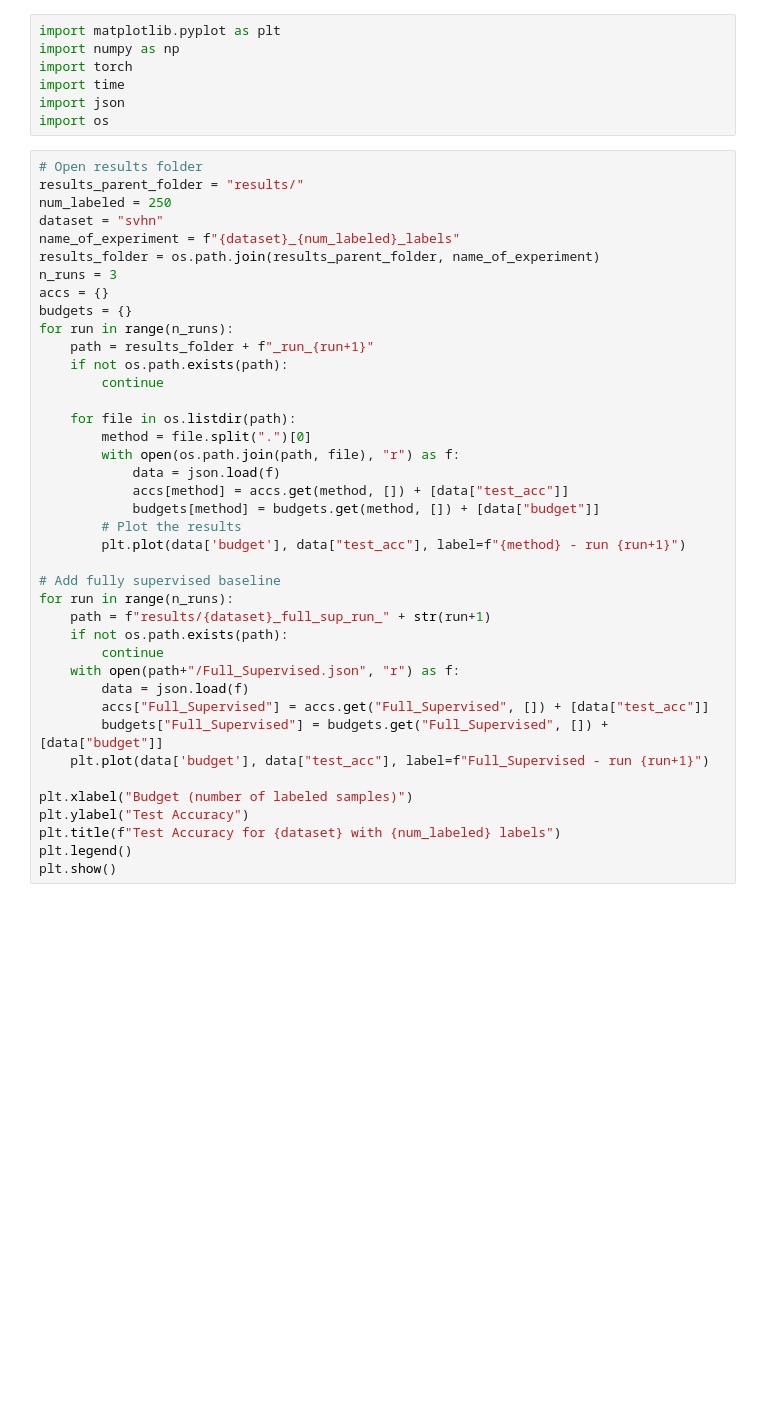
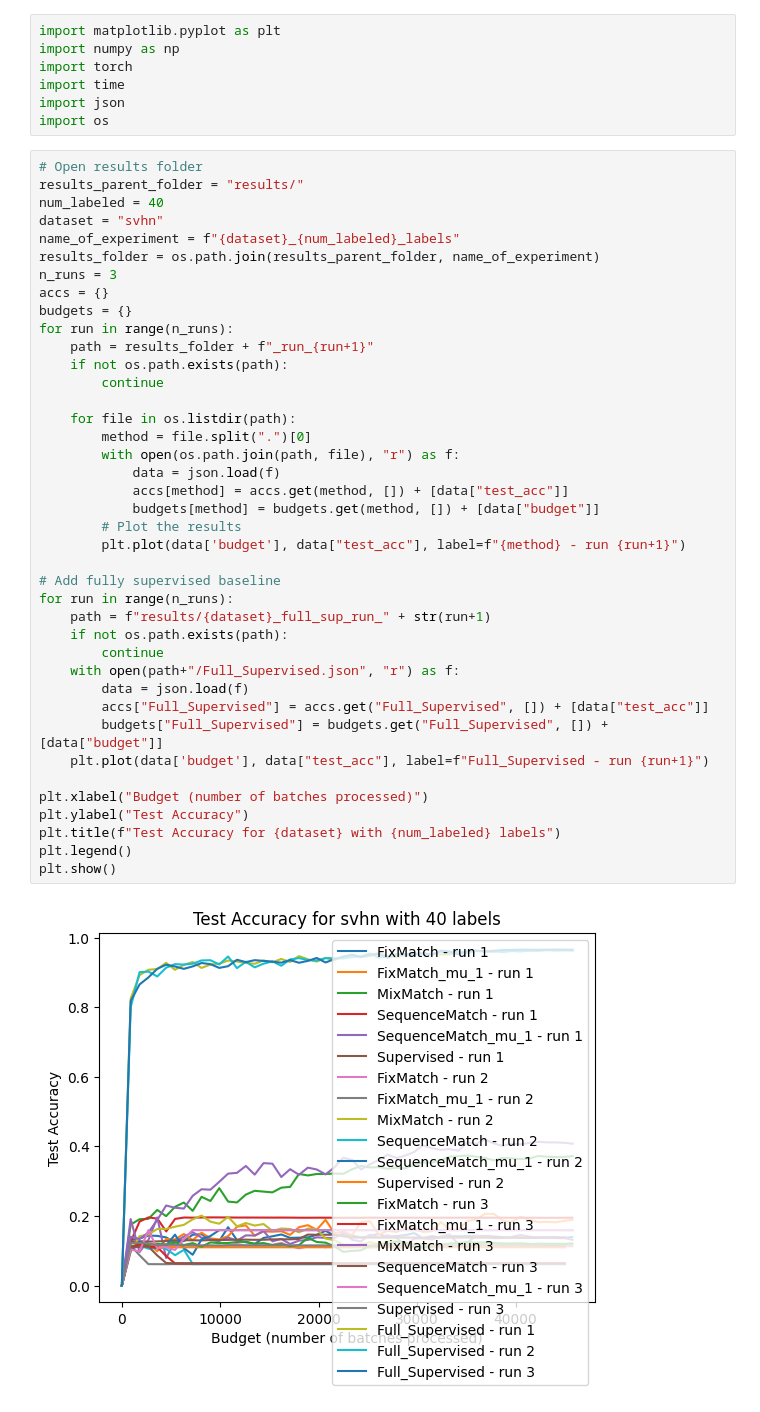
Before and after one commit to BB-Erwan/rethinking-ssl-evaluation, a Jupyter notebook: SVHN/Results.ipynb, the cells around one changed output. Drawn from its saved outputs; the diff is of its cells as text; blank space fills up the shorter version.

```diff
--- a/SVHN/Results.ipynb
+++ b/SVHN/Results.ipynb
@@ -8,7 +8,7 @@ import os
 # %%
 # Open results folder
 results_parent_folder = "results/"
-num_labeled = 250
+num_labeled = 40
 dataset = "svhn"
 name_of_experiment = f"{dataset}_{num_labeled}_labels"
 results_folder = os.path.join(results_parent_folder, name_of_experiment)
@@ -17,34 +17,36 @@ accs = {}
 budgets = {}
 for run in range(n_runs):
     path = results_folder + f"_run_{run+1}"
     if not os.path.exists(path):
         continue
 
     for file in os.listdir(path):
         method = file.split(".")[0]
         with open(os.path.join(path, file), "r") as f:
             data = json.load(f)
             accs[method] = accs.get(method, []) + [data["test_acc"]]
             budgets[method] = budgets.get(method, []) + [data["budget"]]
         # Plot the results
         plt.plot(data['budget'], data["test_acc"], label=f"{method} - run {run+1}")
 
 # Add fully supervised baseline
 for run in range(n_runs):
     path = f"results/{dataset}_full_sup_run_" + str(run+1)
     if not os.path.exists(path):
         continue
     with open(path+"/Full_Supervised.json", "r") as f:
         data = json.load(f)
         accs["Full_Supervised"] = accs.get("Full_Supervised", []) + [data["test_acc"]]
         budgets["Full_Supervised"] = budgets.get("Full_Supervised", []) + [data["budget"]]
     plt.plot(data['budget'], data["test_acc"], label=f"Full_Supervised - run {run+1}")
 
-plt.xlabel("Budget (number of labeled samples)")
+plt.xlabel("Budget (number of batches processed)")
 plt.ylabel("Test Accuracy")
 plt.title(f"Test Accuracy for {dataset} with {num_labeled} labels")
 plt.legend()
 plt.show()
+# %% [output]
+[figure, added]
 # %%
 # Print max accuracy and standard deviation for each method
 for method, acc in accs.items():
```
Also changed, not shown: parts of 5 cells of this notebook, 8 other files.
